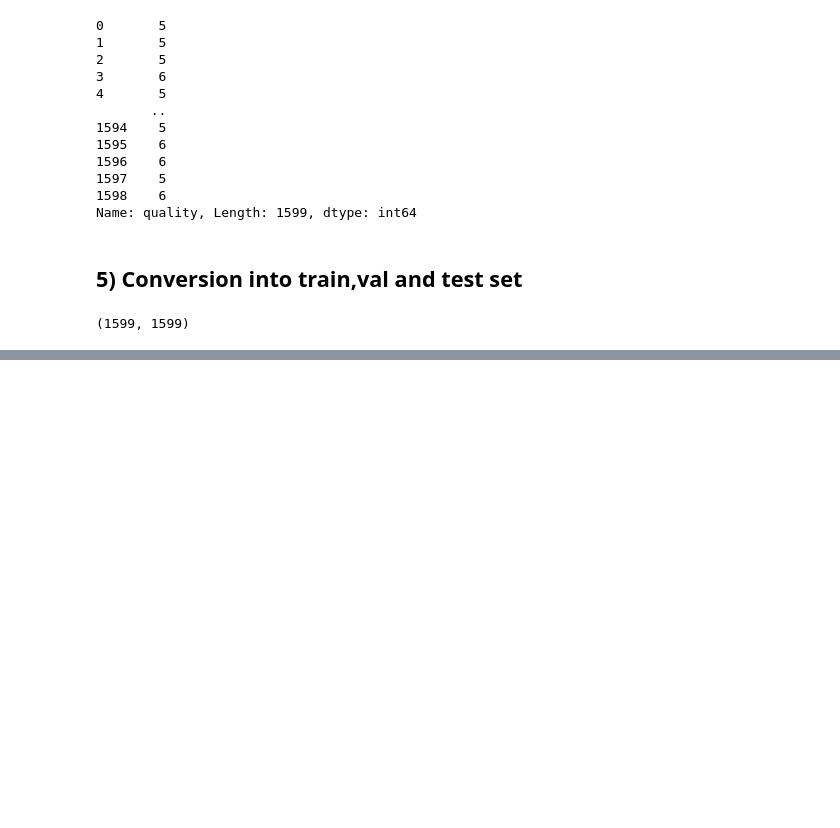
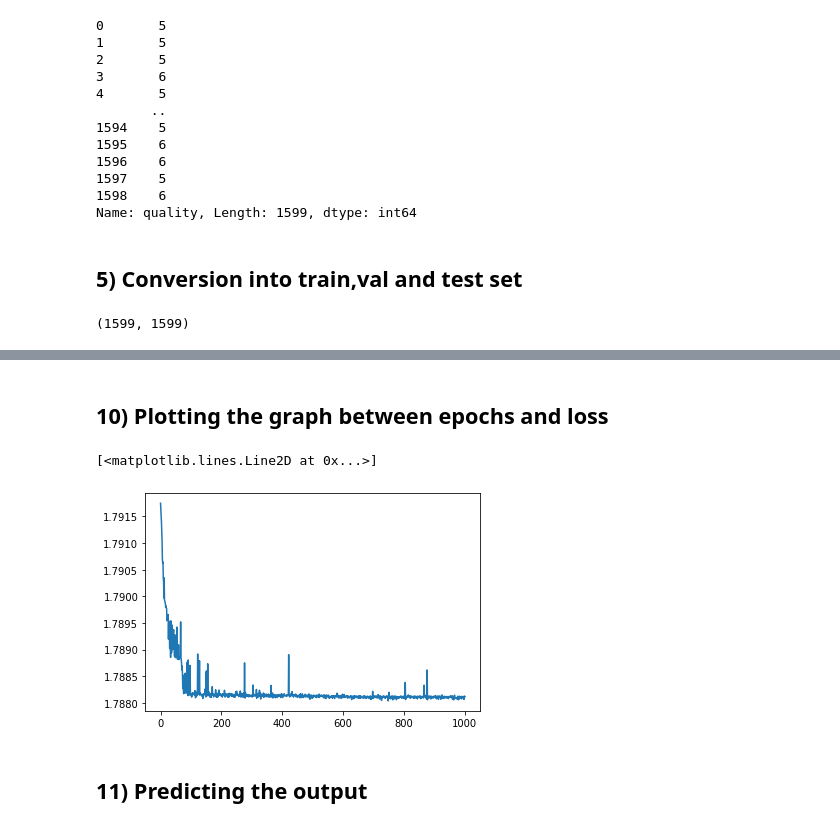
Before and after one commit to akash1309/Artificial-Neural-Network, a Jupyter notebook: MultiClass_Classification_.ipynb, the cells around one changed output, grey strips where cells are left out. Drawn from its saved outputs; the diff is of its cells as text; code cells hidden in the pictures; blank space fills up the shorter version.

```diff
--- a/MultiClass_Classification_.ipynb
+++ b/MultiClass_Classification_.ipynb
@@ -116,0 +205,2 @@ y_train, y_val, y_test = y[:size], y[size:size+val], y[size+val:]
+# %%
+model = model.cuda()
@@ -116,0 +209,3 @@ y_train, y_val, y_test = y[:size], y[size:size+val], y[size+val:]
+# %%
+criterion = nn.CrossEntropyLoss()
+optimizer = torch.optim.Adam(model.parameters(),lr=0.001)
@@ -116,0 +214,4 @@ y_train, y_val, y_test = y[:size], y[size:size+val], y[size+val:]
+# %%
+y_train = y_train.flatten()
+y_val = y_val.flatten()
+y_train.size(), y_val.size(), y_train.dtype
@@ -116,0 +220,23 @@ y_train, y_val, y_test = y[:size], y[size:size+val], y[size+val:]
+# %%
+epochs = 1001
+losses = []
+
+model.train()
+for i in range(epochs):
+  y_pred = model(X_train)
+  #print(y_train.size(),y_pred.size(),y_train.dtype, y_pred.dtype)
+
+  loss = criterion(y_pred,y_train)   #It should always be (predicted output,actual output,)
+
+  losses.append(loss.item())
+
+  if i%100 == 0:
+    model.eval()
+    val_y = model(X_val)
+    losse = criterion(val_y,y_val)
+    print(f'Epoch : {i}  Loss: {losse.item()}')
+    model.train()
+
+  optimizer.zero_grad()
+  loss.backward()
+  optimizer.step()
@@ -116,0 +255,9 @@ y_train, y_val, y_test = y[:size], y[size:size+val], y[size+val:]
+# %% [markdown]
+## 10) Plotting the graph between epochs and loss
+# %%
+plt.plot(range(epochs),losses)
+# %% [output]
+[<matplotlib.lines.Line2D at 0x...>]
+[figure, added]
+# %% [markdown]
+## 11) Predicting the output
```
Also changed, not shown: parts of 22 cells of this notebook.
